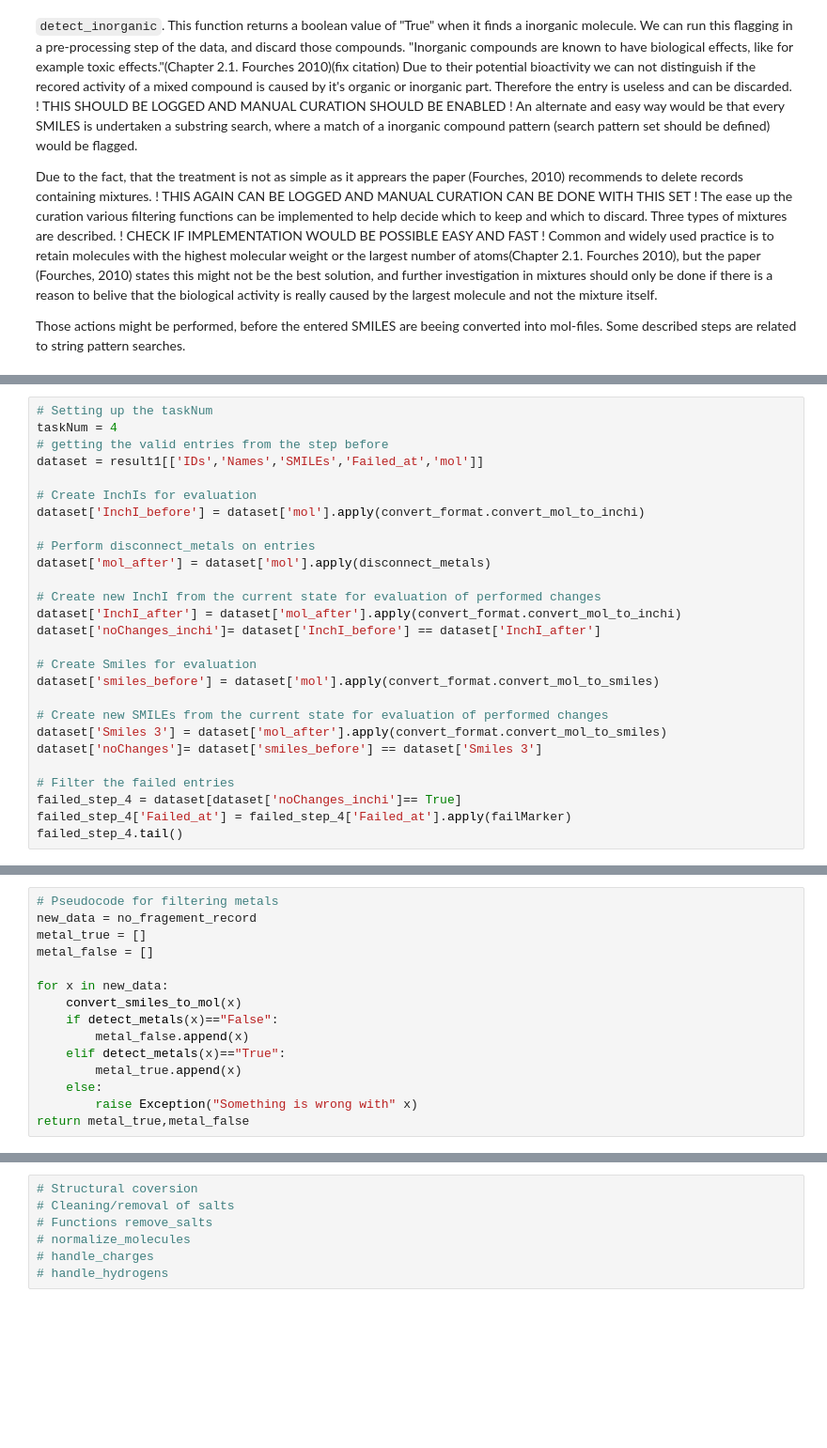
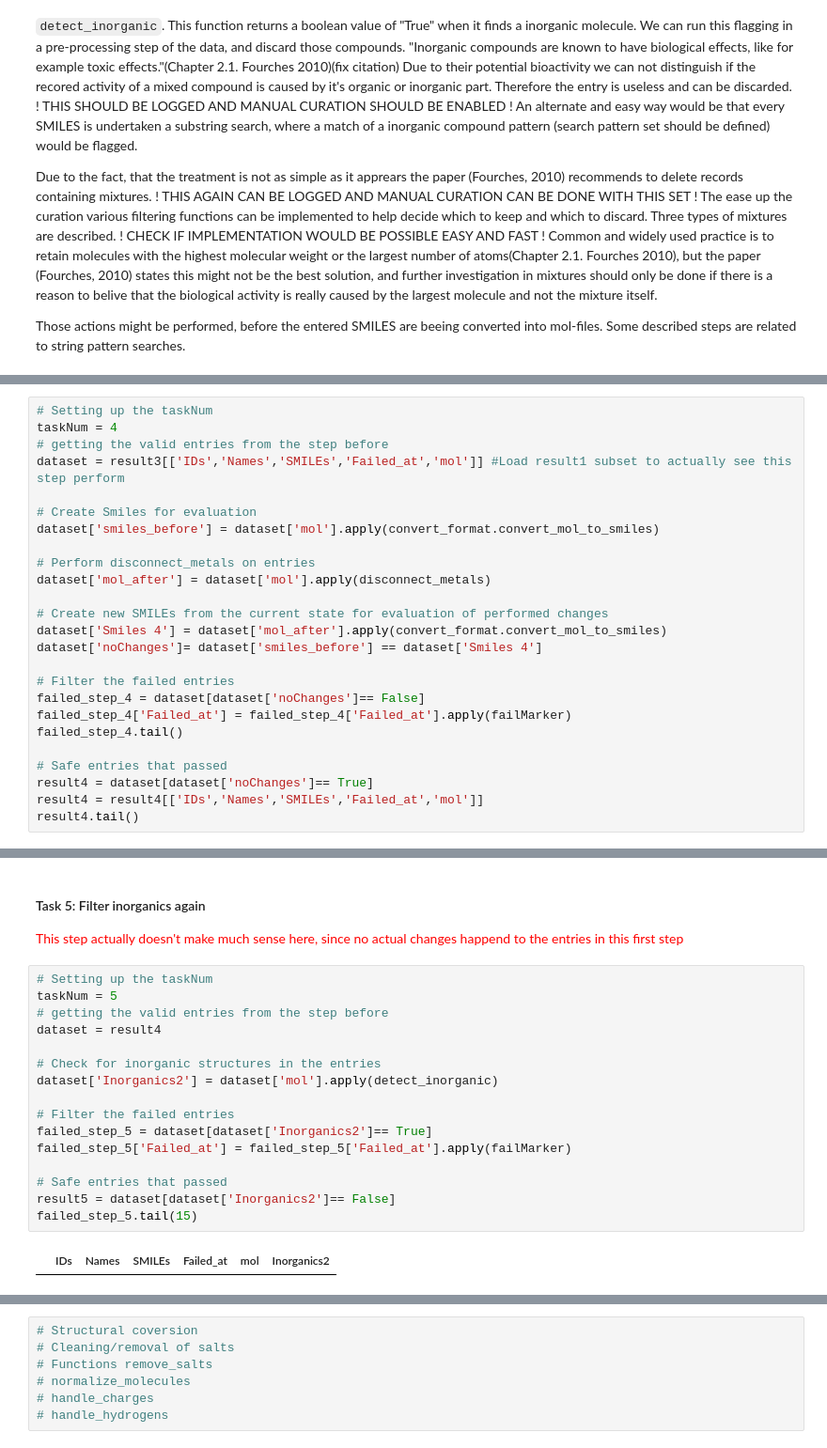
Before and after one commit to volkamerlab/opencadd, a Jupyter notebook: docs/tutorials/standardization.ipynb, the cells around one changed output, grey strips where cells are left out. Shown at 94% size. Saved outputs shown, nothing was run; the diff lists cells and outputs as text; blank space fills up the shorter version.

```diff
--- a/docs/tutorials/standardization.ipynb
+++ b/docs/tutorials/standardization.ipynb
@@ -254,27 +226,25 @@ See the caveats in the documentation: https://pandas.pydata.org/pandas-docs/stab
 # Setting up the taskNum
 taskNum = 4
 # getting the valid entries from the step before
-dataset = result1[['IDs','Names','SMILEs','Failed_at','mol']]
+dataset = result3[['IDs','Names','SMILEs','Failed_at','mol']] #Load result1 subset to actually see this step perform
 
-# Create InchIs for evaluation
-dataset['InchI_before'] = dataset['mol'].apply(convert_format.convert_mol_to_inchi)
+# Create Smiles for evaluation
+dataset['smiles_before'] = dataset['mol'].apply(convert_format.convert_mol_to_smiles)
 
 # Perform disconnect_metals on entries
 dataset['mol_after'] = dataset['mol'].apply(disconnect_metals)
 
-# Create new InchI from the current state for evaluation of performed changes
-dataset['InchI_after'] = dataset['mol_after'].apply(convert_format.convert_mol_to_inchi)
-dataset['noChanges_inchi']= dataset['InchI_before'] == dataset['InchI_after']
-
-# Create Smiles for evaluation
-dataset['smiles_before'] = dataset['mol'].apply(convert_format.convert_mol_to_smiles)
-
 # Create new SMILEs from the current state for evaluation of performed changes
-dataset['Smiles 3'] = dataset['mol_after'].apply(convert_format.convert_mol_to_smiles)
-dataset['noChanges']= dataset['smiles_before'] == dataset['Smiles 3']
+dataset['Smiles 4'] = dataset['mol_after'].apply(convert_format.convert_mol_to_smiles)
+dataset['noChanges']= dataset['smiles_before'] == dataset['Smiles 4']
 
 # Filter the failed entries
-failed_step_4 = dataset[dataset['noChanges_inchi']== True]
+failed_step_4 = dataset[dataset['noChanges']== False]
 failed_step_4['Failed_at'] = failed_step_4['Failed_at'].apply(failMarker)
 failed_step_4.tail()
+
+# Safe entries that passed
+result4 = dataset[dataset['noChanges']== True]
+result4 = result4[['IDs','Names','SMILEs','Failed_at','mol']]
+result4.tail()
 # %% [output]
@@ -304,16 +274,22 @@ RDKit WARNING: [11:09:52] WARNING: Omitted undefined stereo
-# %%
-# Pseudocode for filtering metals
-new_data = no_fragement_record
-metal_true = []
-metal_false = []
-
-for x in new_data:
-    convert_smiles_to_mol(x)
-    if detect_metals(x)=="False":
-        metal_false.append(x)
-    elif detect_metals(x)=="True":
-        metal_true.append(x)
-    else:
-        raise Exception("Something is wrong with" x)
-return metal_true,metal_false
+# %% [markdown]
+#### Task 5: Filter inorganics again
+<span style='color:red'>This step actually doesn't make much sense here, since no actual changes happend to the entries in this first step</span>
+# %%
+# Setting up the taskNum
+taskNum = 5
+# getting the valid entries from the step before
+dataset = result4
+
+# Check for inorganic structures in the entries
+dataset['Inorganics2'] = dataset['mol'].apply(detect_inorganic)
+
+# Filter the failed entries
+failed_step_5 = dataset[dataset['Inorganics2']== True]
+failed_step_5['Failed_at'] = failed_step_5['Failed_at'].apply(failMarker)
+
+# Safe entries that passed
+result5 = dataset[dataset['Inorganics2']== False]
+failed_step_5.tail(15)
+# %% [output]
+|  | IDs | Names | SMILEs | Failed_at | mol | Inorganics2 |
 # %% [markdown]
```
Also changed, not shown: parts of 10 cells of this notebook.
